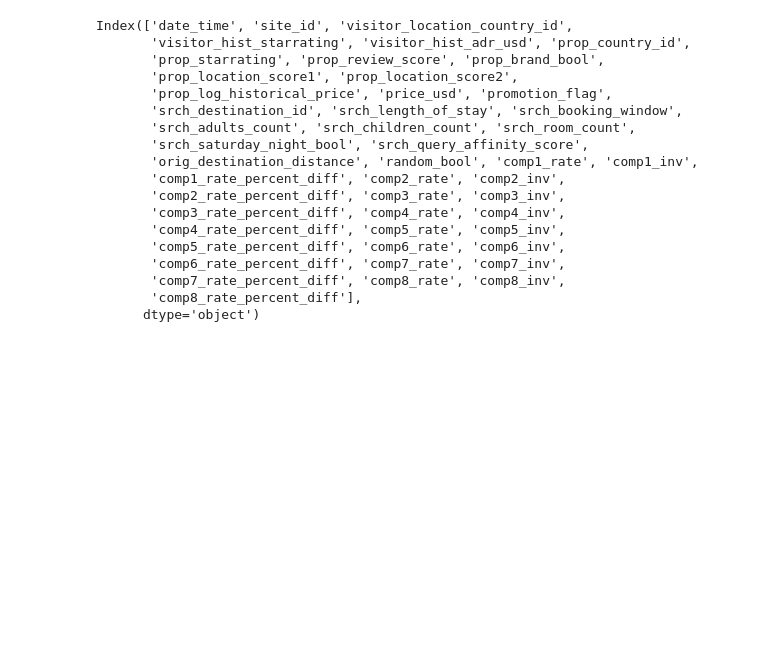
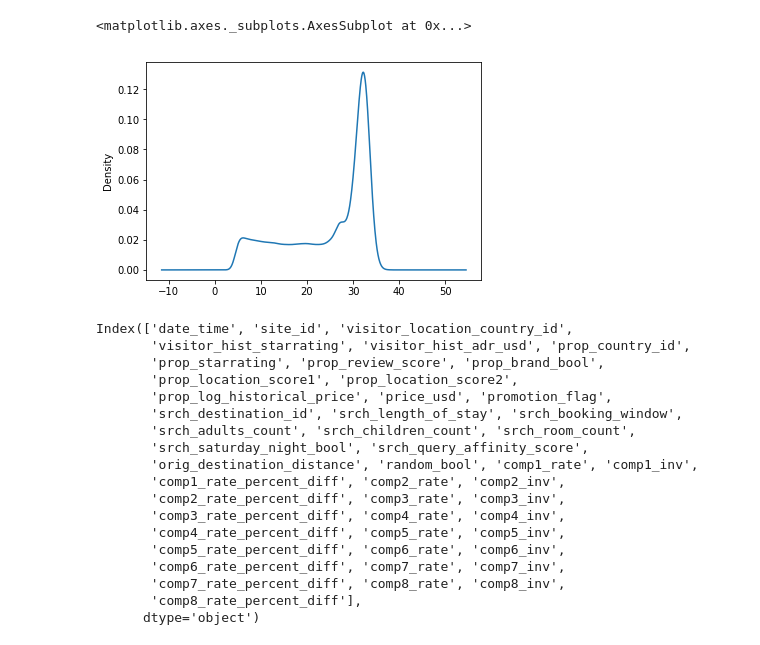
Before and after one commit to MaicoTimmerman/uva_data_mining_techniques, a Jupyter notebook: assignment2/data/exploration.ipynb, the cells around one changed output. Cells and saved outputs as stored; diff of their text form; code cells hidden in the pictures; blank space fills up the shorter version.

```diff
--- a/assignment2/data/exploration.ipynb
+++ b/assignment2/data/exploration.ipynb
@@ -72,3 +75,9 @@ df.head()
+# %%
+# df_big.loc[~df_big['click_bool'] & df_big['booking_bool']]
+df_big.groupby("srch_id").size().plot.density()
+# %% [output]
+<matplotlib.axes._subplots.AxesSubplot at 0x...>
+[figure, added]
 # %%
 df.columns
 # %% [output]
```
Also changed, not shown: parts of 23 cells of this notebook, 2 other files.
